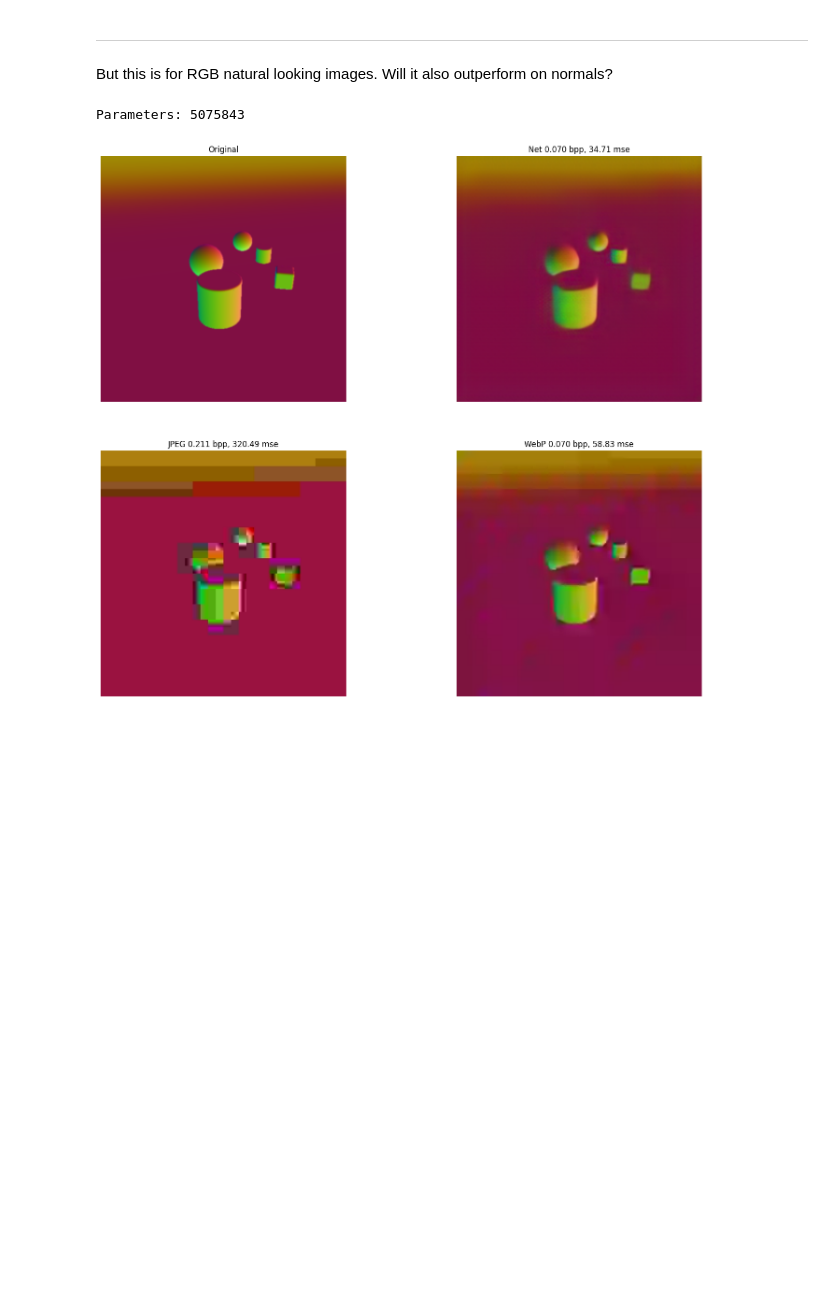
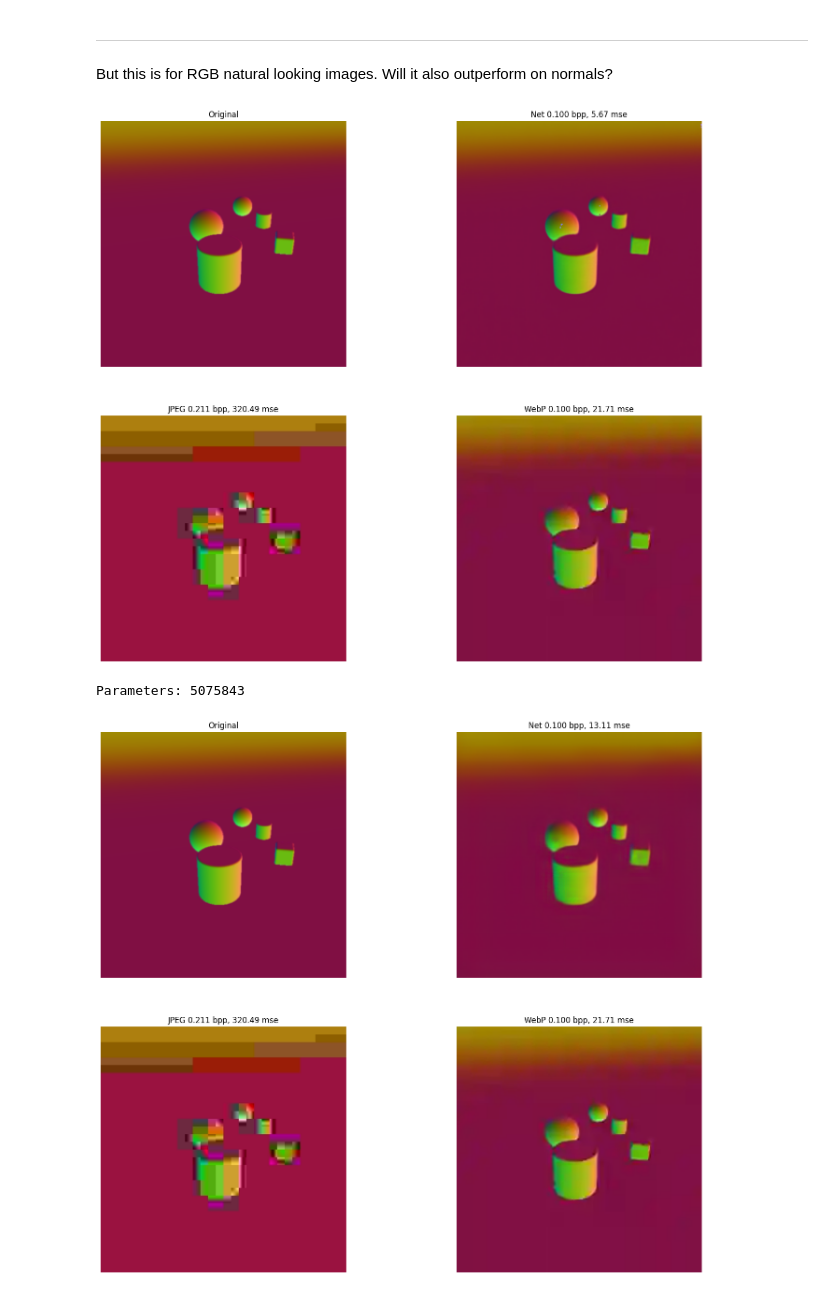
Before and after one commit to narekvslife/multi-modal-neural-compression, a Jupyter notebook: src/plots.ipynb, the cells around one changed output. Drawn from its saved outputs; the diff is of its cells as text; code cells hidden in the pictures; blank space fills up the shorter version.

```diff
--- a/src/plots.ipynb
+++ b/src/plots.ipynb
@@ -173,7 +173,7 @@ def mse_across_tasks(batch, model):
 # %%
 pl.seed_everything(21)
 
-MODEL_PATH = "../model.ckpt"
+MODEL_PATH = "../model-4-01.ckpt"
 TASKS = ["rgb", "depth_euclidean", "normal"]
 DATASET = "clevr"
 
@@ -198,6 +198,7 @@ original_image = transforms.ToPILImage()(batch[TASK][0])
 ckpt_params = torch.load(MODEL_PATH, map_location="cpu")
 
 model_type = models.MultiTaskMixedLatentCompressor
+model_type = models.MultiTaskSharedLatentCompressor
 
 compressor = model_type(**ckpt_params["hyper_parameters"]).eval()
 compressor.load_state_dict(ckpt_params["state_dict"])
@@ -226,6 +223,11 @@ compare_with_classical(decompressed_image_pil, original_image, target_bpp=2)
 ---
 # %% [markdown]
 But this is for RGB natural looking images. Will it also outperform on normals?
+# %%
+decompressed_image_pil = transforms.ToPILImage()(decompressed_batch["normal"][0].detach())
+compare_with_classical(decompressed_image_pil, original_image, target_bpp=0.1)
+# %% [output]
+[figure, added]
 # %%
 original_image = transforms.ToPILImage()(batch["normal"][0])
 
```
Also changed, not shown: parts of 14 cells of this notebook, 1 other file.
